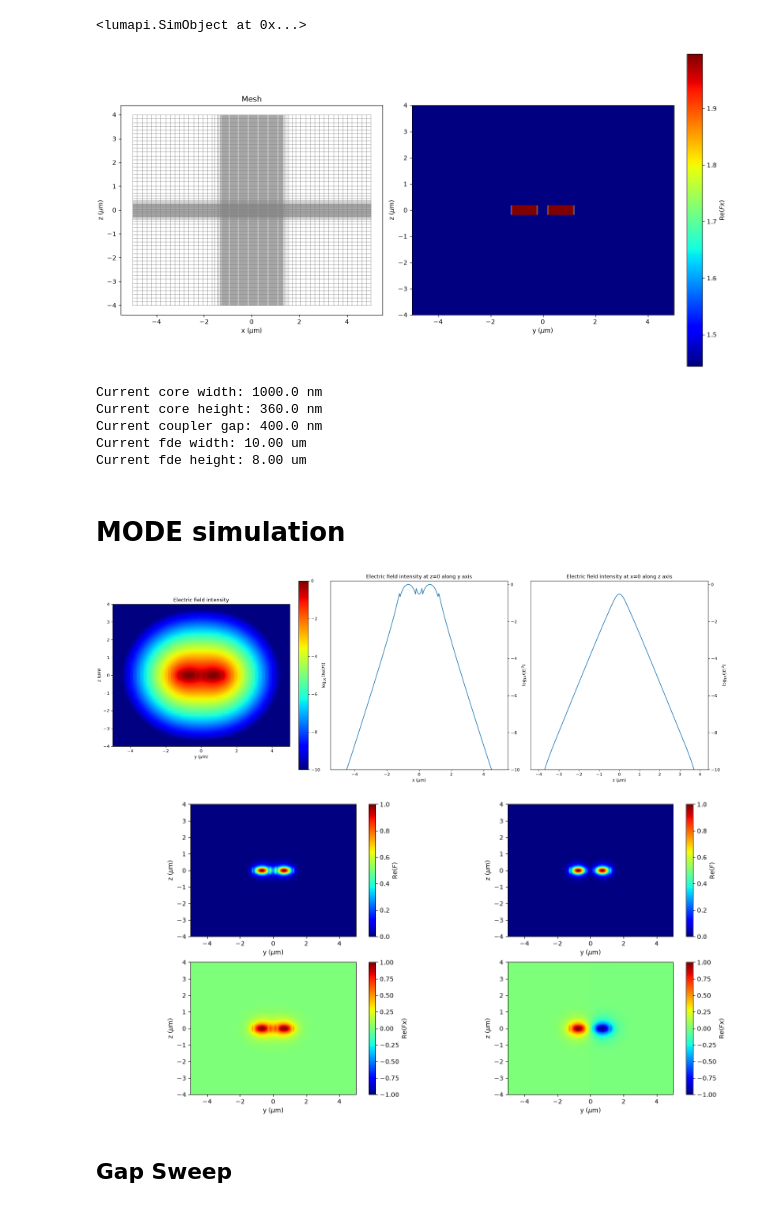
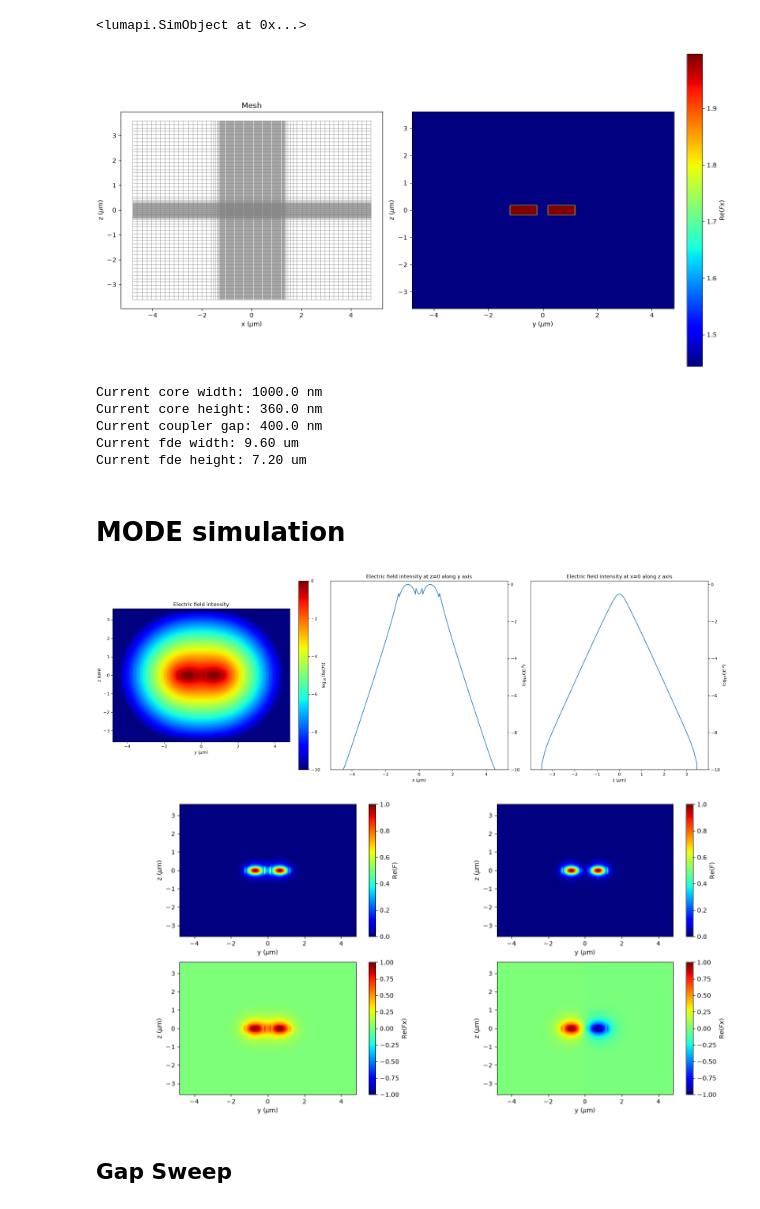
Before and after one commit to Jatsekku/photoNix, a Jupyter notebook: workspace/examples/lumerical/jupyter/stripWaveguide_directionalCoupler_gapSweep.ipynb, the cells around one changed output. Drawn from its saved outputs; the diff is of its cells as text; code cells hidden in the pictures.

```diff
--- a/workspace/examples/lumerical/jupyter/stripWaveguide_directionalCoupler_gapSweep.ipynb
+++ b/workspace/examples/lumerical/jupyter/stripWaveguide_directionalCoupler_gapSweep.ipynb
@@ -282,6 +282,11 @@ solver.addtogroup("coupler")
 <img src="assets/stripWaveguide_directionalCoupler_gapSweep_modeSimulation.png" width="800">
 # %%
 # Simulation setup
+
+solver.switchtolayout()
+
+initial_fde_width = 4*(2*core_width + coupler_gap)
+initial_fde_height = 20*core_thickness
 
 remove("FDE")
 solver.addfde(
@@ -308,6 +313,8 @@ solver.addmesh(
 <lumapi.SimObject at 0x...>
 # %%
 # Simulation preview
+
+solver.switchtolayout()
 
 solver.mesh()
 index = solver.getresult("FDE::data::material", "index")
@@ -319,39 +326,39 @@ fig, (ax1, ax2) = plt.subplots(1, 2, figsize=(14, 7), constrained_layout=True)
 # Grid
 Y, Z = np.meshgrid(y, z, indexing='ij')
 ax1.plot(Y* 1e6, Z * 1e6, color='gray', linestyle='-', linewidth=0.5)
 ax1.plot(Y.T * 1e6, Z.T * 1e6, color='gray', linestyle='-', linewidth=0.5)
 ax1.set_title('Mesh')
 ax1.set_xlabel(r'x ($\mu$m)')
 ax1.set_ylabel(r'z ($\mu$m)')
 ax1.set_aspect('equal')
 
 px.plot_field(
     Fx=index_y,
     y=y*1e6, z=z*1e6,
     ax=ax2,
     scale="lin",
     # vmin=0,
     # vmax=5,
 )
 plt.show()
 
 current_core_width = solver.getnamed("coupler::core1", "x span")
 current_core_height = solver.getnamed("coupler::core1", "z span")
 current_fde_width = solver.getnamed("FDE", "y span")
 current_fde_height = solver.getnamed("FDE", "z span")
 
 print(f"Current core width: {current_core_width*1e9:.1f} nm")
 print(f"Current core height: {current_core_height*1e9:.1f} nm")
 print(f"Current coupler gap: {coupler_gap*1e9:.1f} nm")
 print(f"Current fde width: {current_fde_width*1e6:.2f} um")
 print(f"Current fde height: {current_fde_height*1e6:.2f} um")
 # %% [output]
-[figure, old version]
+[figure, new version]
 Current core width: 1000.0 nm
 Current core height: 360.0 nm
 Current coupler gap: 400.0 nm
-Current fde width: 10.00 um
-Current fde height: 8.00 um
+Current fde width: 9.60 um
+Current fde height: 7.20 um
 # %% [markdown]
 # MODE simulation
 # %%
@@ -404,7 +411,7 @@ ax3.set_ylim(-10, 0.2)
 
 plt.show()
 # %% [output]
-[figure, old version]
+[figure, new version]
 # %%
 # Supermodes
 
@@ -451,7 +458,7 @@ px.plot_field(
 
 plt.show()
 # %% [output]
-[figure, old version]
+[figure, new version]
 # %% [markdown]
 ## Gap Sweep
 # %%
```
Also changed, not shown: parts of 4 cells of this notebook.
